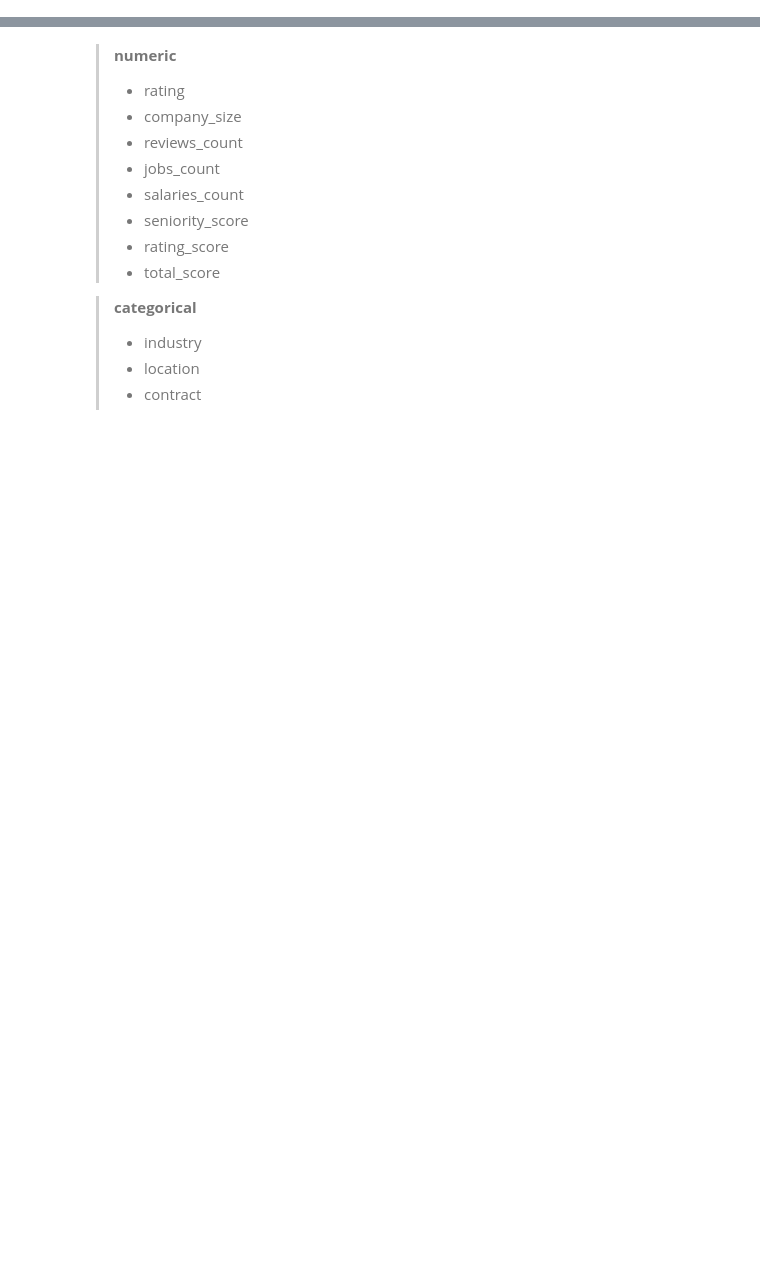
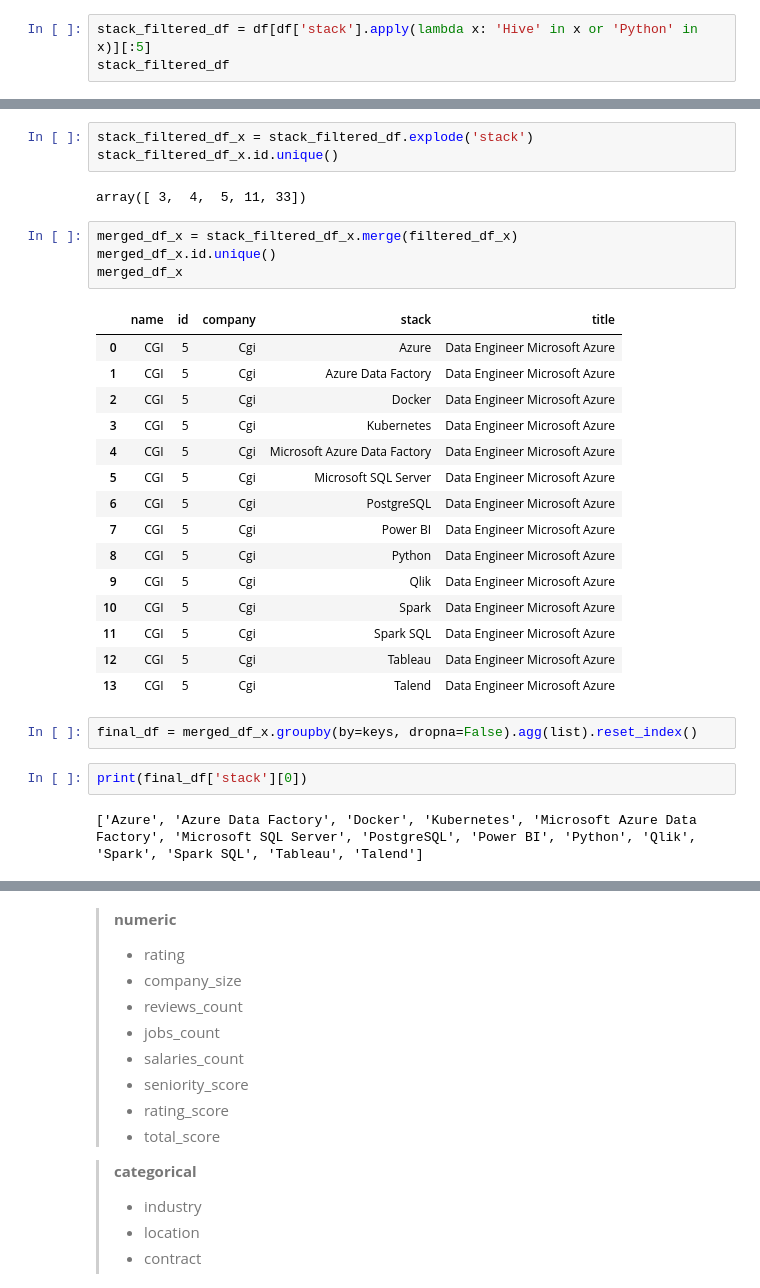
Before and after one commit to FelitaD/dbt-job-market, a Jupyter notebook: transformation/analyses/test_plotly.ipynb, the cells around one changed output, grey strips where cells are left out. Drawn from its saved outputs; the diff is of its cells as text; blank space fills up the shorter version.

```diff
--- a/transformation/analyses/test_plotly.ipynb
+++ b/transformation/analyses/test_plotly.ipynb
@@ -7,0 +45,3 @@ df.info()
+# %%
+stack_filtered_df = df[df['stack'].apply(lambda x: 'Hive' in x or 'Python' in x)][:5]
+stack_filtered_df
@@ -7,0 +85,31 @@ df.info()
+# %%
+stack_filtered_df_x = stack_filtered_df.explode('stack')
+stack_filtered_df_x.id.unique()
+# %% [output]
+array([ 3,  4,  5, 11, 33])
+# %%
+merged_df_x = stack_filtered_df_x.merge(filtered_df_x)
+merged_df_x.id.unique()
+merged_df_x
+# %% [output]
+|  | name | id | company | stack | title |
+| 0 | CGI | 5 | Cgi | Azure | Data Engineer Microsoft Azure |
+| 1 | CGI | 5 | Cgi | Azure Data Factory | Data Engineer Microsoft Azure |
+| 2 | CGI | 5 | Cgi | Docker | Data Engineer Microsoft Azure |
+| 3 | CGI | 5 | Cgi | Kubernetes | Data Engineer Microsoft Azure |
+| 4 | CGI | 5 | Cgi | Microsoft Azure Data Factory | Data Engineer Microsoft Azure |
+| 5 | CGI | 5 | Cgi | Microsoft SQL Server | Data Engineer Microsoft Azure |
+| 6 | CGI | 5 | Cgi | PostgreSQL | Data Engineer Microsoft Azure |
+| 7 | CGI | 5 | Cgi | Power BI | Data Engineer Microsoft Azure |
+| 8 | CGI | 5 | Cgi | Python | Data Engineer Microsoft Azure |
+| 9 | CGI | 5 | Cgi | Qlik | Data Engineer Microsoft Azure |
+| 10 | CGI | 5 | Cgi | Spark | Data Engineer Microsoft Azure |
+| 11 | CGI | 5 | Cgi | Spark SQL | Data Engineer Microsoft Azure |
+| 12 | CGI | 5 | Cgi | Tableau | Data Engineer Microsoft Azure |
+| 13 | CGI | 5 | Cgi | Talend | Data Engineer Microsoft Azure |
+# %%
+final_df = merged_df_x.groupby(by=keys, dropna=False).agg(list).reset_index()
+# %%
+print(final_df['stack'][0])
+# %% [output]
+['Azure', 'Azure Data Factory', 'Docker', 'Kubernetes', 'Microsoft Azure Data Factory', 'Microsoft SQL Server', 'PostgreSQL', 'Power BI', 'Python', 'Qlik', 'Spark', 'Spark SQL', 'Tableau', 'Talend']
```
Also changed, not shown: parts of 16 cells of this notebook, 1 other file.
